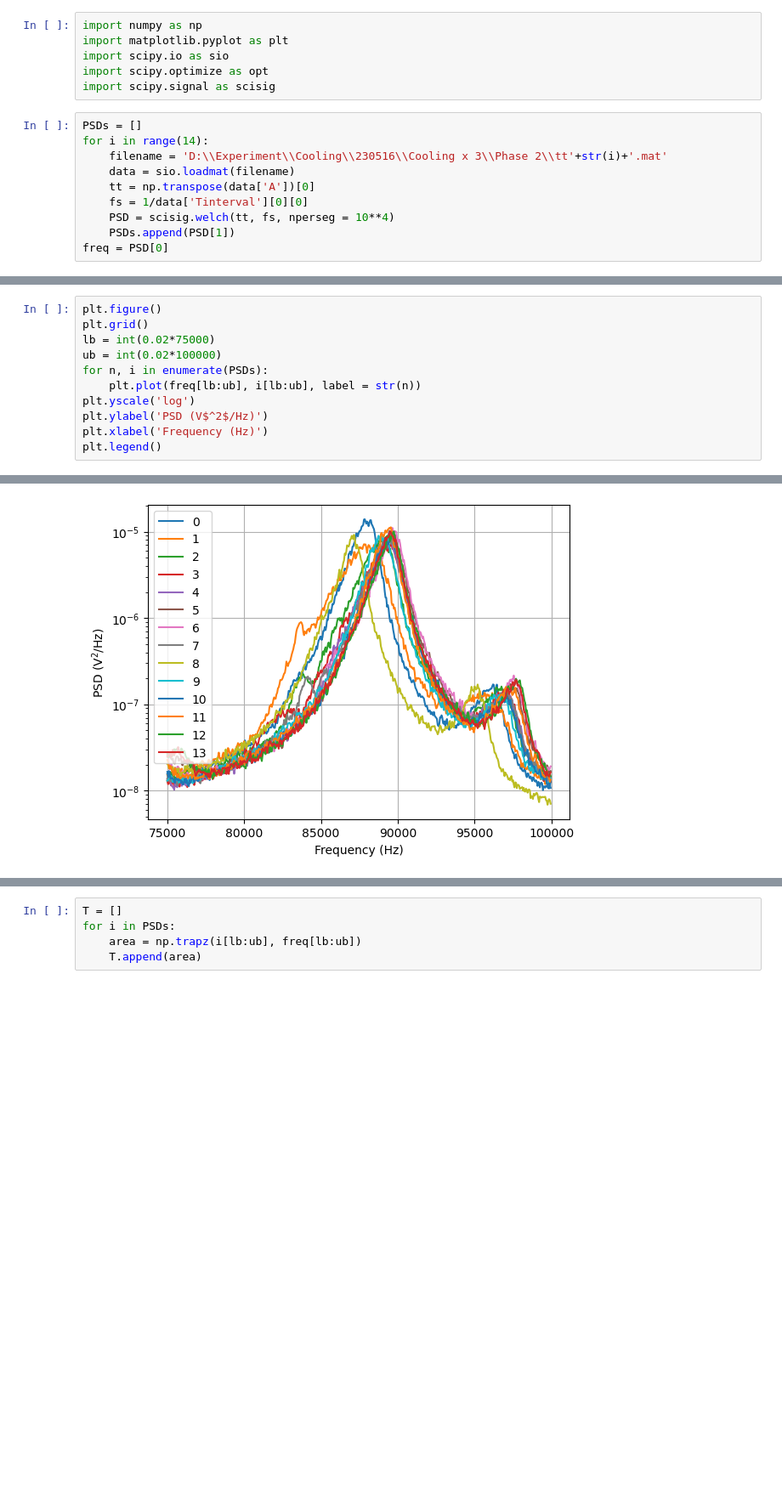
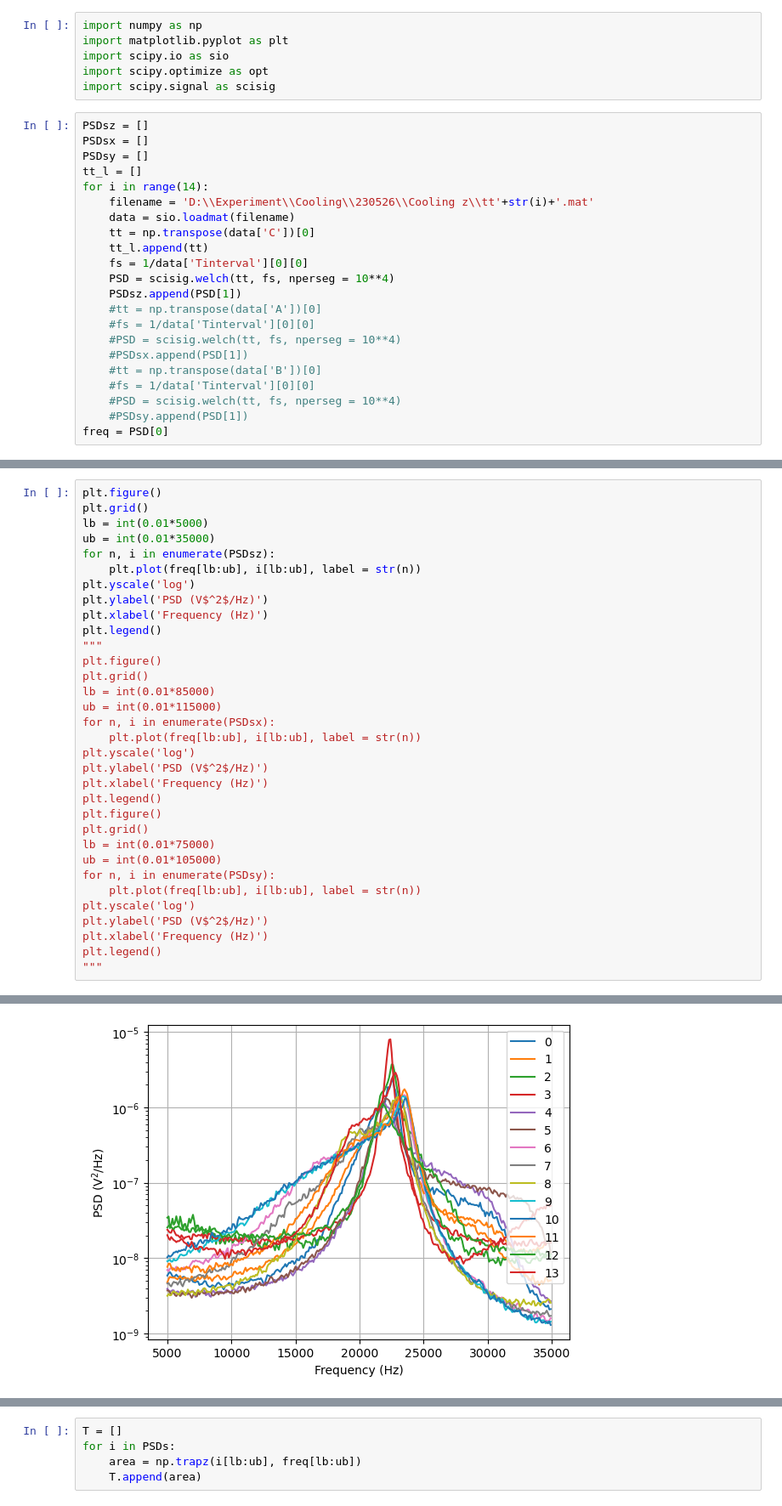
Before and after one commit to yuhants/Nanospheres, a Jupyter notebook: Analysis/PLL Finetuning.ipynb, the cells around one changed output, grey strips where cells are left out. Shown at 85% size. Saved outputs shown, nothing was run; the diff lists cells and outputs as text; blank space fills up the shorter version.

```diff
--- a/Analysis/PLL Finetuning.ipynb
+++ b/Analysis/PLL Finetuning.ipynb
@@ -5,12 +5,24 @@ import scipy.io as sio
 import scipy.optimize as opt
 import scipy.signal as scisig
 # %%
-PSDs = []
+PSDsz = []
+PSDsx = []
+PSDsy = []
+tt_l = []
 for i in range(14):
-    filename = 'D:\\Experiment\\Cooling\\230516\\Cooling x 3\\Phase 2\\tt'+str(i)+'.mat'
+    filename = 'D:\\Experiment\\Cooling\\230526\\Cooling z\\tt'+str(i)+'.mat'
     data = sio.loadmat(filename)
-    tt = np.transpose(data['A'])[0]
+    tt = np.transpose(data['C'])[0]
+    tt_l.append(tt)
     fs = 1/data['Tinterval'][0][0]
     PSD = scisig.welch(tt, fs, nperseg = 10**4)
-    PSDs.append(PSD[1])
+    PSDsz.append(PSD[1])
+    #tt = np.transpose(data['A'])[0]
+    #fs = 1/data['Tinterval'][0][0]
+    #PSD = scisig.welch(tt, fs, nperseg = 10**4)
+    #PSDsx.append(PSD[1])
+    #tt = np.transpose(data['B'])[0]
+    #fs = 1/data['Tinterval'][0][0]
+    #PSD = scisig.welch(tt, fs, nperseg = 10**4)
+    #PSDsy.append(PSD[1])
 freq = PSD[0]
@@ -21,12 +33,34 @@ len(tt)
 # %%
 plt.figure()
 plt.grid()
-lb = int(0.02*75000)
-ub = int(0.02*100000)
-for n, i in enumerate(PSDs):
+lb = int(0.01*5000)
+ub = int(0.01*35000)
+for n, i in enumerate(PSDsz):
     plt.plot(freq[lb:ub], i[lb:ub], label = str(n))
 plt.yscale('log')
 plt.ylabel('PSD (V$^2$/Hz)')
 plt.xlabel('Frequency (Hz)')
 plt.legend()
+"""
+plt.figure()
+plt.grid()
+lb = int(0.01*85000)
+ub = int(0.01*115000)
+for n, i in enumerate(PSDsx):
+    plt.plot(freq[lb:ub], i[lb:ub], label = str(n))
+plt.yscale('log')
+plt.ylabel('PSD (V$^2$/Hz)')
+plt.xlabel('Frequency (Hz)')
+plt.legend()
+plt.figure()
+plt.grid()
+lb = int(0.01*75000)
+ub = int(0.01*105000)
+for n, i in enumerate(PSDsy):
+    plt.plot(freq[lb:ub], i[lb:ub], label = str(n))
+plt.yscale('log')
+plt.ylabel('PSD (V$^2$/Hz)')
+plt.xlabel('Frequency (Hz)')
+plt.legend()
+"""
 # %% [output]
@@ -34 +68 @@ plt.legend()
-[figure, old version]
+[figure, new version]
```
Also changed, not shown: parts of 8 cells of this notebook, 19 other files.
